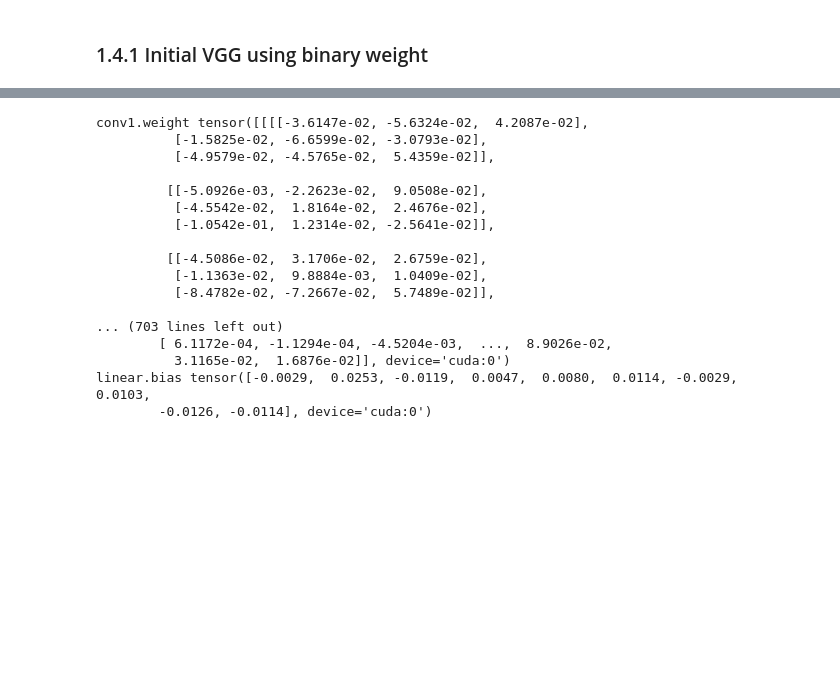
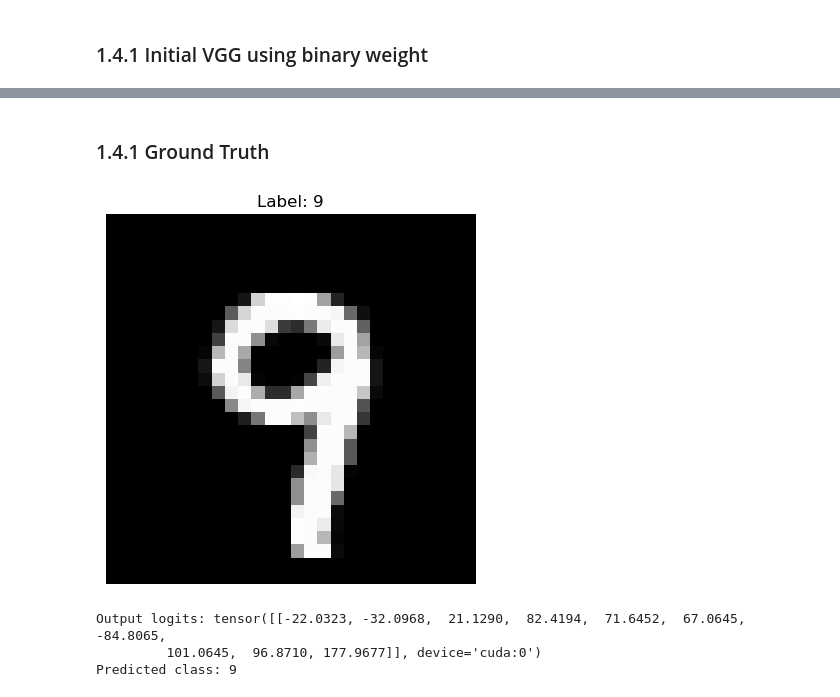
Before and after one commit to Zaiman22/BNN-Final-Project, a Jupyter notebook: src/main.ipynb, the cells around one changed output, grey strips where cells are left out. Drawn from its saved outputs; the diff is of its cells as text; code cells hidden in the pictures; blank space fills up the shorter version.

Commit message:
Added groun truth method to verify hardware

```diff
--- a/src/main.ipynb
+++ b/src/main.ipynb
@@ -68,8 +71,8 @@ test_data = datasets.MNIST(
     transform=ToTensor()
 )
 # %%
-trainloader = DataLoader(training_data, batch_size=256, shuffle=True)
-testloader = DataLoader(test_data, batch_size=256, shuffle=True)
+trainloader = DataLoader(training_data, batch_size=128, shuffle=True)
+testloader = DataLoader(test_data, batch_size=128, shuffle=True)
 # %% [markdown]
 ## 1.3 Binary Genetic algorithm
 # %% [markdown]
@@ -485,22 +505,32 @@ The best test accuracy so far: 97.7
 Finished Training
+# %% [markdown]
+### 1.4.1 Ground Truth
 # %%
-for name, param in net.named_parameters():
-    print(name, param.data)
+single_image_loader = DataLoader(test_data, batch_size=1, shuffle=True)
+
+data_iter = iter(single_image_loader)
+x, y = next(data_iter)   # x: (1, 1, 28, 28), y: (1,)
+outputs = {}
+
+# --- 3. Plot it ---
+plt.imshow(x[0][0], cmap='gray')
+plt.title(f"Label: {y.item()}")
+plt.axis('off')
+plt.show()
+
+# --- 4. Send to device ---
+device = torch.device("cuda" if torch.cuda.is_available() else "cpu")
+x = x.to(device)
+y = y.to(device)
+
+# --- 5. Forward through model ---
+with torch.no_grad():
+    output = net(x)
+
+print("Output logits:", output)
+print("Predicted class:", torch.argmax(output, dim=1).item())
 # %% [output]
+[figure, added]
-conv1.weight tensor([[[[-3.6147e-02, -5.6324e-02,  4.2087e-02],
-          [-1.5825e-02, -6.6599e-02, -3.0793e-02],
-          [-4.9579e-02, -4.5765e-02,  5.4359e-02]],
-
-         [[-5.0926e-03, -2.2623e-02,  9.0508e-02],
-          [-4.5542e-02,  1.8164e-02,  2.4676e-02],
-          [-1.0542e-01,  1.2314e-02, -2.5641e-02]],
-
-         [[-4.5086e-02,  3.1706e-02,  2.6759e-02],
-          [-1.1363e-02,  9.8884e-03,  1.0409e-02],
-          [-8.4782e-02, -7.2667e-02,  5.7489e-02]],
-
-... (703 lines left out)
-        [ 6.1172e-04, -1.1294e-04, -4.5204e-03,  ...,  8.9026e-02,
-          3.1165e-02,  1.6876e-02]], device='cuda:0')
-linear.bias tensor([-0.0029,  0.0253, -0.0119,  0.0047,  0.0080,  0.0114, -0.0029,  0.0103,
-        -0.0126, -0.0114], device='cuda:0')
+Output logits: tensor([[-22.0323, -32.0968,  21.1290,  82.4194,  71.6452,  67.0645, -84.8065,
+         101.0645,  96.8710, 177.9677]], device='cuda:0')
+Predicted class: 9
```
Also changed, not shown: parts of 5 cells of this notebook, 2 other files.
